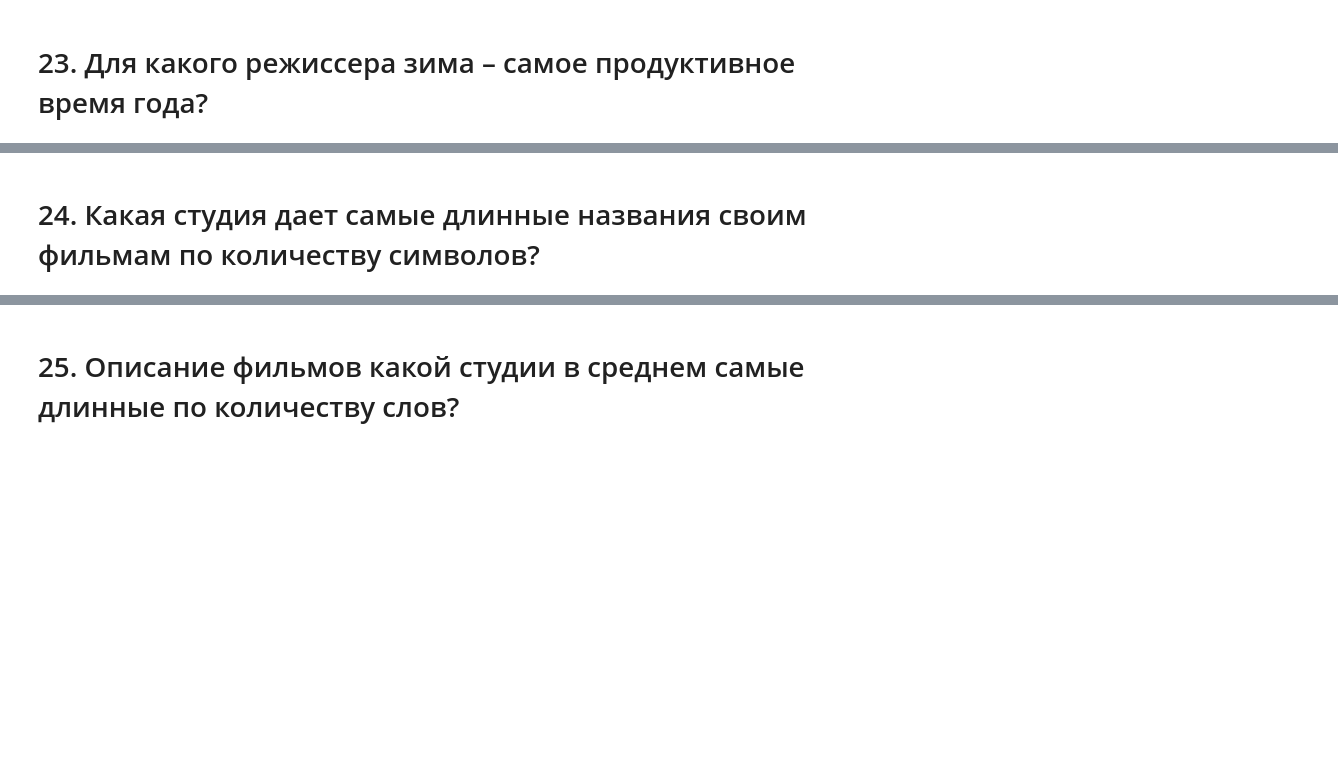
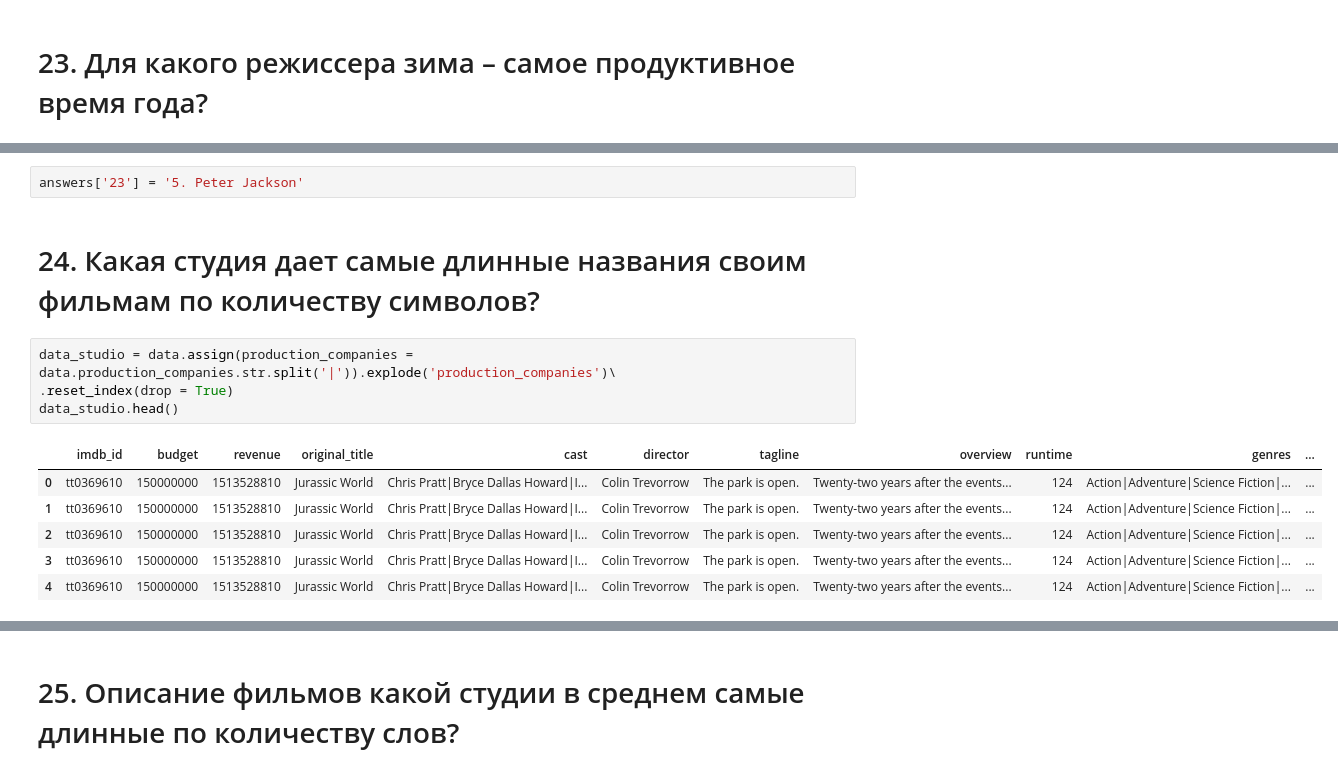
Before and after one commit to goryachenkova/ProjectsSkillFactory, a Jupyter notebook: module_1/Movies_IMBD_v4.1_TEMPLATE.ipynb, the cells around one changed output, grey strips where cells are left out. Drawn from its saved outputs; the diff is of its cells as text; blank space fills up the shorter version.

```diff
--- a/module_1/Movies_IMBD_v4.1_TEMPLATE.ipynb
+++ b/module_1/Movies_IMBD_v4.1_TEMPLATE.ipynb
@@ -1030,2 +856,15 @@ answers['22'] = '2. 450'
+# %%
+answers['23'] = '5. Peter Jackson'
 # %% [markdown]
 # 24. Какая студия дает самые длинные названия своим фильмам по количеству символов?
+# %%
+data_studio = data.assign(production_companies = data.production_companies.str.split('|')).explode('production_companies')\
+.reset_index(drop = True)
+data_studio.head()
+# %% [output]
+|  | imdb_id | budget | revenue | original_title | cast | director | tagline | overview | runtime | genres | ... |
+| 0 | tt0369610 | 150000000 | 1513528810 | Jurassic World | Chris Pratt|Bryce Dallas Howard|I... | Colin Trevorrow | The park is open. | Twenty-two years after the events... | 124 | Action|Adventure|Science Fiction|... | ... |
+| 1 | tt0369610 | 150000000 | 1513528810 | Jurassic World | Chris Pratt|Bryce Dallas Howard|I... | Colin Trevorrow | The park is open. | Twenty-two years after the events... | 124 | Action|Adventure|Science Fiction|... | ... |
+| 2 | tt0369610 | 150000000 | 1513528810 | Jurassic World | Chris Pratt|Bryce Dallas Howard|I... | Colin Trevorrow | The park is open. | Twenty-two years after the events... | 124 | Action|Adventure|Science Fiction|... | ... |
+| 3 | tt0369610 | 150000000 | 1513528810 | Jurassic World | Chris Pratt|Bryce Dallas Howard|I... | Colin Trevorrow | The park is open. | Twenty-two years after the events... | 124 | Action|Adventure|Science Fiction|... | ... |
+| 4 | tt0369610 | 150000000 | 1513528810 | Jurassic World | Chris Pratt|Bryce Dallas Howard|I... | Colin Trevorrow | The park is open. | Twenty-two years after the events... | 124 | Action|Adventure|Science Fiction|... | ... |
```
Also changed, not shown: parts of 51 cells of this notebook, 1 other file.
